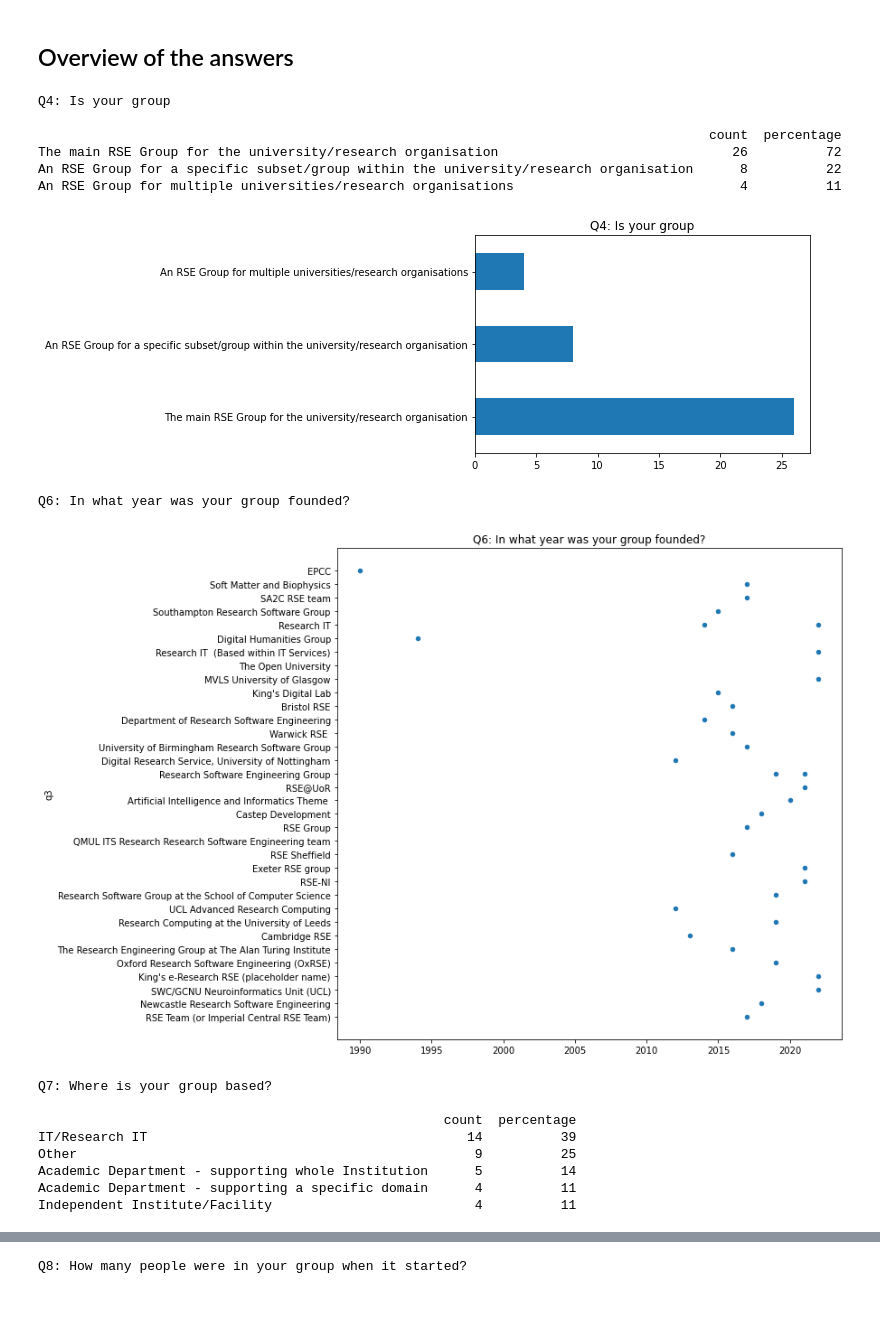
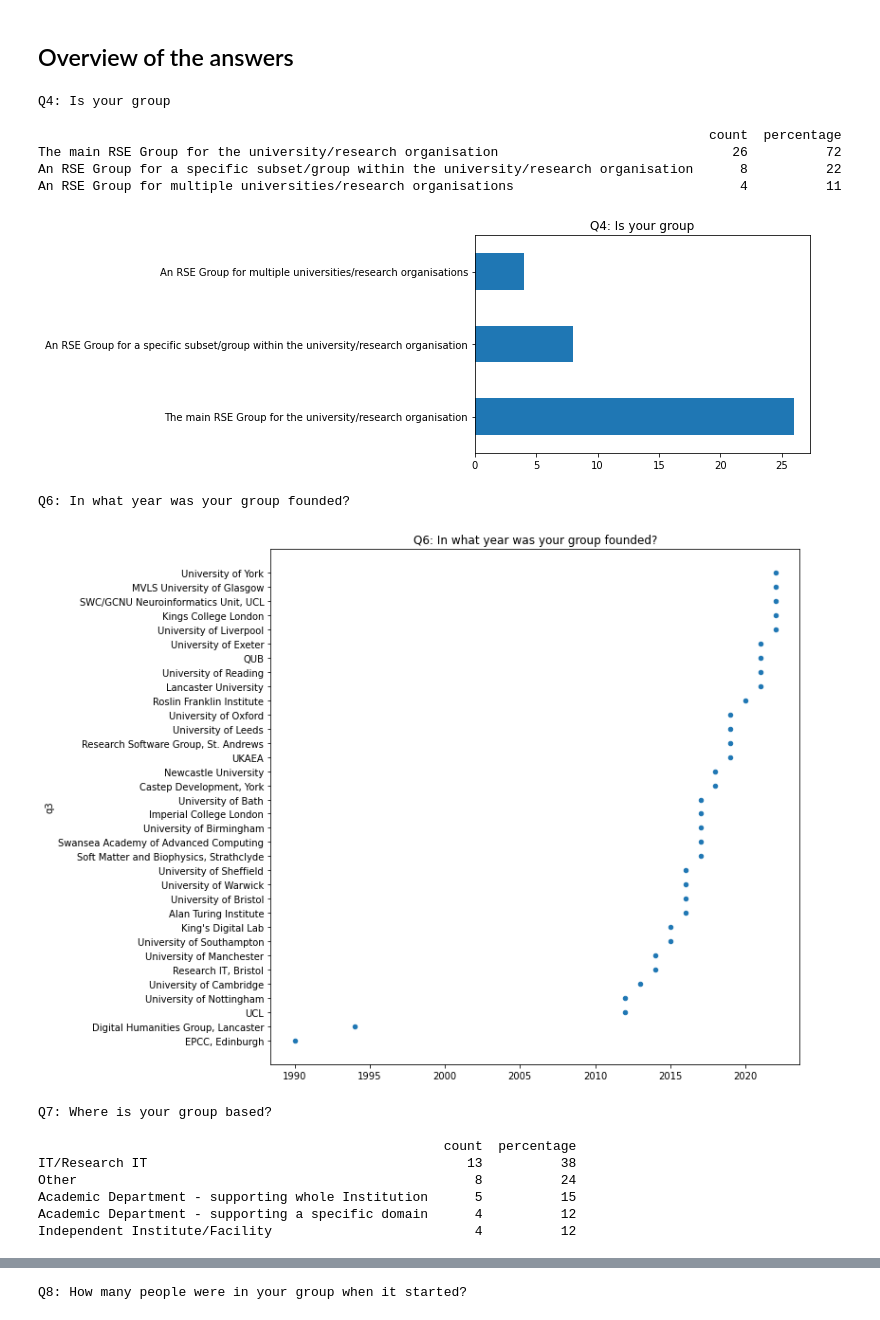
Before and after one commit to softwaresaved/RSE-Group-Leaders-Survey-2023_Python, a Jupyter notebook: notebooks/PRODUCE_report.ipynb, the cells around one changed output, grey strips where cells are left out. Cells and saved outputs as stored; diff of their text form; code cells hidden in the pictures.

Commit message:
Renamed groups with information from extra file.

```diff
--- a/notebooks/PRODUCE_report.ipynb
+++ b/notebooks/PRODUCE_report.ipynb
@@ -13,8 +13,9 @@ import util as util
 # set the backend for all figures
 plt.rcParams['figure.facecolor'] = 'white'
 # %%
-setup, dset = util.read_setup_and_data()
+setup, dset, dset_gnames = util.read_setup_and_data()
 validated = util.validate_setup_and_data(setup, dset)
+dset = util.rename_groups(dset, dset_gnames)
 
 if not validated:
     print("ERROR: setup and data files are not valid.")
@@ -48,46 +49,50 @@ Respondents - agreed sharing: 36
 # %% [markdown]
 ## Overview of the answers
 # %%
-importlib.reload(util)
-
 for qst in setup.keys():
     title = f"{qst.upper()}: {setup[qst]['text'].replace(':', '')}"
     if setup[qst]['type'] == 'checkbox':
         dset_stats = util.derive_checkbox_stats(dset, setup, qst)
         # print and plot the stats
         print(f"\n{title}\n")
         pd.set_option('precision', 0)
         print(dset_stats.to_string())
         dset_stats.plot.barh(y='count',
                                 legend=False,
                                 title=title
                                 )
         plt.show()
     elif setup[qst]['type'] == 'number':
         print(title)
-        # plot the a scatter plot of the qst column versus the name column
+        # order by the qst column
+        dset = dset.sort_values(by=qst)
+        # plot the a scatter plot of the qst column versus the name column excluding the nan
+        dset = dset.dropna(subset=[qst])
+
         dset.plot.scatter(x=qst,
-                        y='q3',
-                        xlabel="",
-                        title=title)
+                          y='q3',
+                          xlabel="",
+                          title=title)
+        # exclude the nan from the scater plot
+
         # set the height of the figure to 10
         plt.gcf().set_size_inches(10, 10)
         plt.show()
 # %% [output]
 Q4: Is your group
 
                                                                                       count  percentage
 The main RSE Group for the university/research organisation                              26          72
 An RSE Group for a specific subset/group within the university/research organisation      8          22
 An RSE Group for multiple universities/research organisations                             4          11
 [figure]
 Q6: In what year was your group founded?
-[figure, old version]
+[figure, new version]
 Q7: Where is your group based?
 
                                                     count  percentage
-IT/Research IT                                         14          39
-Other                                                   9          25
-Academic Department - supporting whole Institution      5          14
-Academic Department - supporting a specific domain      4          11
-Independent Institute/Facility                          4          11
+IT/Research IT                                         13          38
+Other                                                   8          24
+Academic Department - supporting whole Institution      5          15
+Academic Department - supporting a specific domain      4          12
+Independent Institute/Facility                          4          12
```
Also changed, not shown: parts of 1 cell of this notebook, 14 other files.
